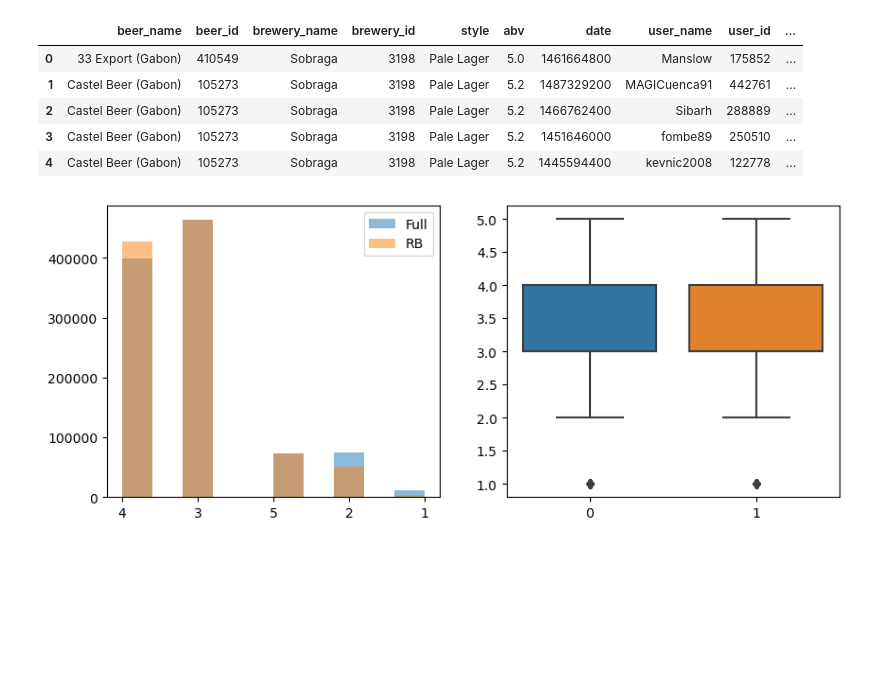
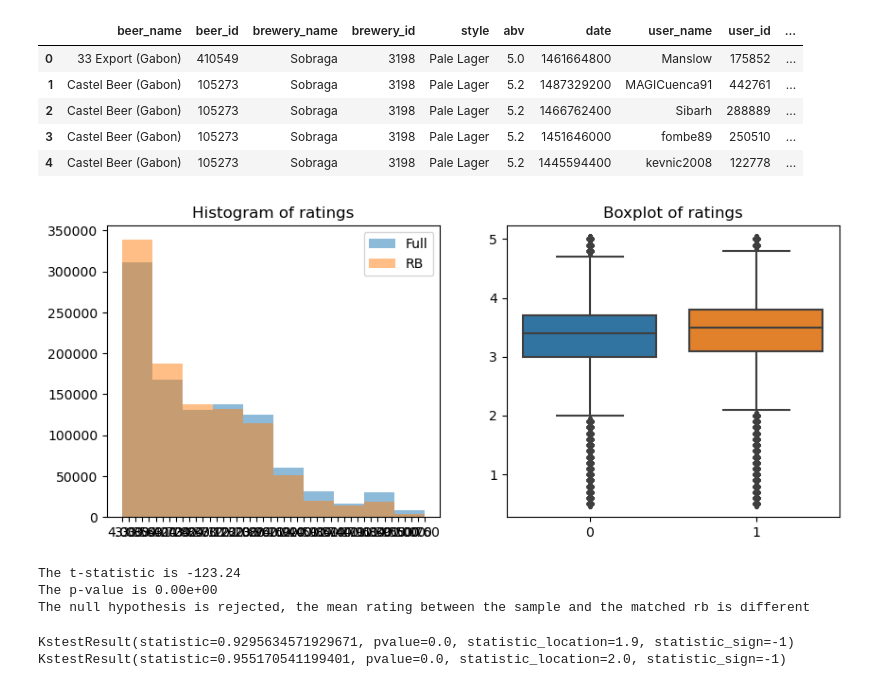
Before and after one commit to epfl-ada/ada-2023-project-riskybiscuits, a Jupyter notebook: example_notebook.ipynb, the cells around one changed output. Saved outputs shown, nothing was run; the diff lists cells and outputs as text; code cells hidden in the pictures; blank space fills up the shorter version.

Commit message:
ttest and plots

```diff
--- a/example_notebook.ipynb
+++ b/example_notebook.ipynb
@@ -250,21 +250,51 @@ def make_boxplot(sample, col_rb):
     sns.boxplot(data=[sample, col_rb])
     plt.show()
 
-def make_plots(sample, col_rb):
+def make_plots(sample, col_rb, sample_title, col_title):
 
     fig, ax = plt.subplots(1, 2, figsize=(10, 4), sharey = False, sharex = False)
 
     ax[0].hist(sample, bins=10, alpha=0.5, label='Full')
     ax[0].hist(col_rb, bins=10, alpha=0.5, label='RB')
     ax[0].legend(loc='upper right')
+    ax[0].set_title(sample_title)
 
     ax[1] = sns.boxplot(data=[sample, col_rb], ax=ax[1])
+    ax[1].set_title(col_title)
     plt.show()
 # %%
-# Compare the appearance
+# Compare the ratings
 
-rating_col_full_sample = make_sample(full_ratings_rb, "appearance")
-rating_col_rb = ratings_rb["appearance"]
-make_plots(rating_col_full_sample, rating_col_rb)
+rating_col_full_sample = make_sample(full_ratings_rb, "rating")
+rating_col_rb = ratings_rb["rating"]
+make_plots(rating_col_full_sample, rating_col_rb, "Histogram of ratings", "Boxplot of ratings")
 # %% [output]
-[figure, old version]
+[figure, new version]
+# %%
+import scipy.stats as stats
+
+# Perform the t-test
+t_statistic, p_value = stats.ttest_ind(rating_col_full_sample.astype(float), rating_col_rb.astype(float))
+
+print("The t-statistic is {:.2f}".format(t_statistic))
+print("The p-value is {:.2e}".format(p_value))
+
+if p_value < 0.05:
+    print("The null hypothesis is rejected, the mean rating between the sample and the matched rb is different")
+else:
+    print("The null hypothesis is accepted, the difference between the rating for the sample and matched rb is not statistically significant")
+# %% [output]
+The t-statistic is -123.24
+The p-value is 0.00e+00
+The null hypothesis is rejected, the mean rating between the sample and the matched rb is different
+# %%
+from scipy.stats import kstest
+
+res1 = kstest(rating_col_full_sample.astype(float), 'norm')
+print(res1)
+
+res2 = kstest(rating_col_rb.astype(float), 'norm')
+print(res2)
+# %% [output]
+KstestResult(statistic=0.9295634571929671, pvalue=0.0, statistic_location=1.9, statistic_sign=-1)
+KstestResult(statistic=0.955170541199401, pvalue=0.0, statistic_location=2.0, statistic_sign=-1)
```
Also changed, not shown: parts of 13 cells of this notebook.
